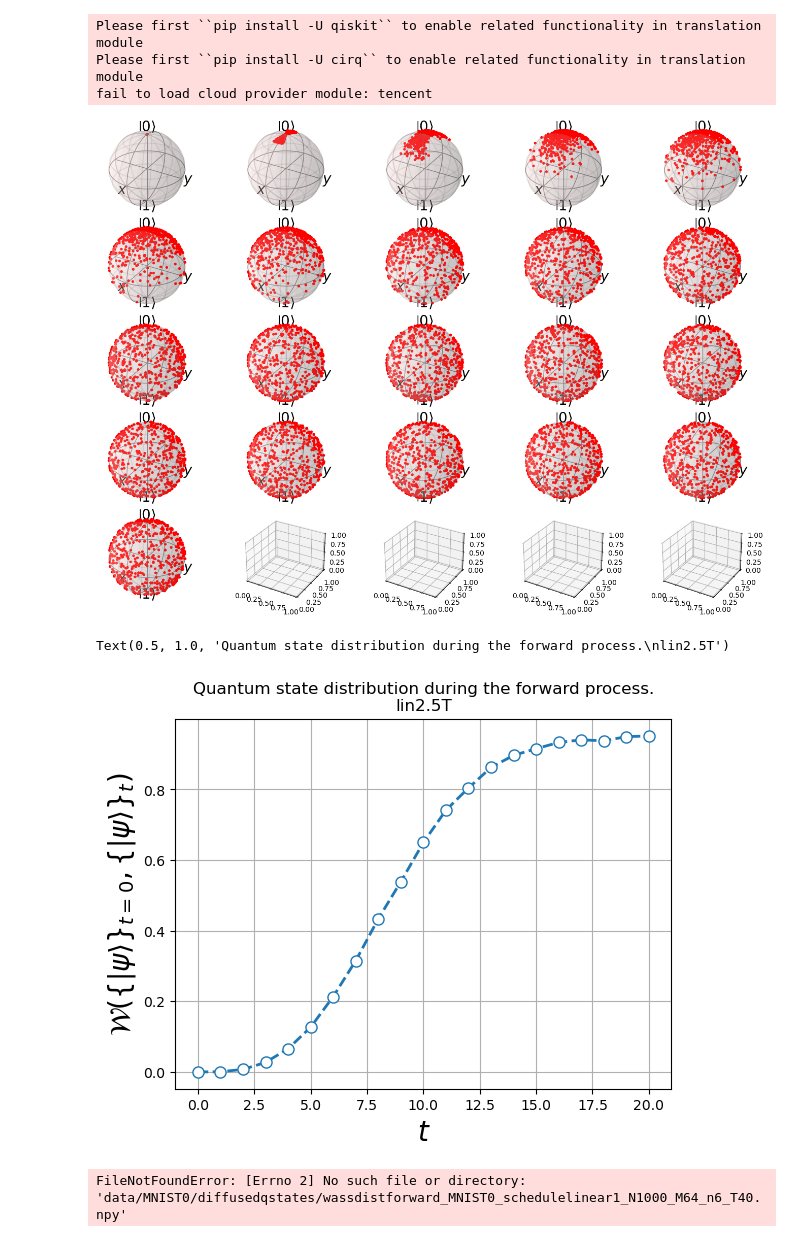
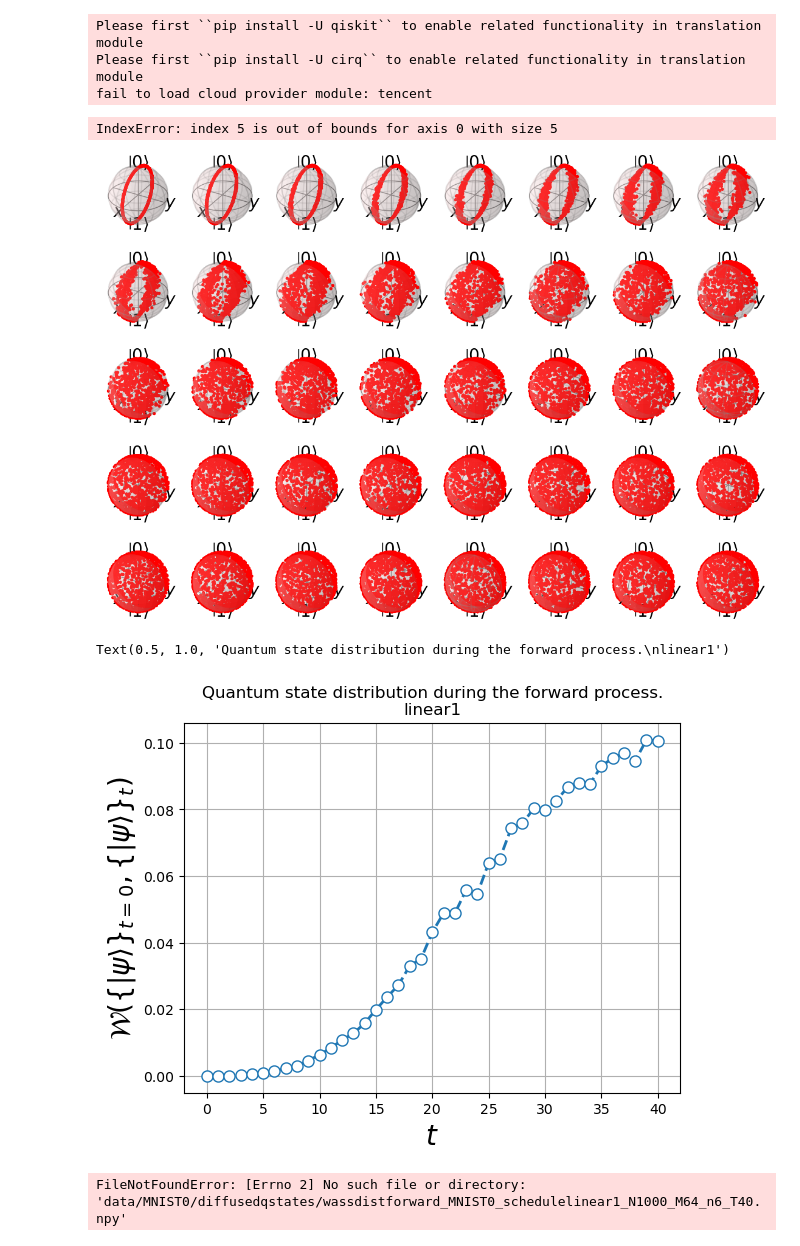
Before and after one commit to alapena/QuantGenMdl, a Jupyter notebook: visualize_noising.ipynb, the cells around one changed output. Cells and saved outputs as stored; diff of their text form; code cells hidden in the pictures.

```diff
--- a/visualize_noising.ipynb
+++ b/visualize_noising.ipynb
@@ -25,30 +25,33 @@ fail to load cloud provider module: tencent
 config = {
     'dataset': {
         'dir': './data',
-        'name': 'MNIST0',
+        'name': 'CIRCLEY',
     }
 }
-n_data, n_pixels, n_ancilla_qubits, n_timesteps, n_backward_layers, diffusion_schedule = 1000, 64, 4, 20, 9, 'lin2.5T'
+n_data, n_pixels, n_ancilla_qubits, n_timesteps, n_backward_layers, diffusion_schedule = 1000, 2, 2, 40, 6, 'linear1'
 _, n_qubits = find_closest_power_of_2(n_pixels, return_power=True)
 device='cpu'
 # %%
 # Bloch visualize on the forward noise process
-dir, filename = get_path(config, type='diffusedqstates', n_data=n_data, n_pixels=n_pixels, n_qubits=n_qubits,n_timesteps=n_timesteps)
+dir, filename = get_path(config, type='diffusedqstates', diffusion_schedule=diffusion_schedule, n_data=n_data, n_pixels=n_pixels, n_qubits=n_qubits,n_timesteps=n_timesteps)
 diffused_states = np.load(dir / filename)
 
-fig, axs = plt.subplots(5,5, figsize=(14,10), subplot_kw={'projection': '3d'})
+rows = 5
+cols = 8
+fig, axs = plt.subplots(rows, cols, figsize=(14,10), subplot_kw={'projection': '3d'})
 for i in tqdm(range(n_timesteps+1)):
     xs0, ys0, zs0 = bloch_xyz(diffused_states[i])
-    b0 = Bloch(fig=fig, axes=axs[i//5, i%5])
+    b0 = Bloch(fig=fig, axes=axs[i//cols, i%cols])
     b0.clear()
     b0.add_points([xs0, ys0, zs0])
     b0.point_color = ['r']*n_data
     b0.point_style = 'm'
     b0.point_size = 8*np.ones(n_data)
     b0.render()
 plt.tight_layout()
 # %% [output]
+IndexError: index 5 is out of bounds for axis 0 with size 5
-[figure, old version]
+[figure, new version]
 # %%
 # Wasserstein distance
 dir, filename = get_path(config, type='diffusedqstates', diffusion_schedule=diffusion_schedule, n_data=n_data, n_pixels=n_pixels, n_qubits=n_qubits, n_timesteps=n_timesteps)
@@ -72,8 +75,8 @@ plt.xlabel(r'$t$', fontsize=20)
 plt.grid(True)
 plt.title(f'Quantum state distribution during the forward process.\n{diffusion_schedule}')
 # %% [output]
-Text(0.5, 1.0, 'Quantum state distribution during the forward process.\nlin2.5T')
+Text(0.5, 1.0, 'Quantum state distribution during the forward process.\nlinear1')
-[figure, old version]
+[figure, new version]
 # %%
 # Compare schedules
 n_timesteps = 20
```
Also changed, not shown: parts of 1 cell of this notebook, 5 other files.
